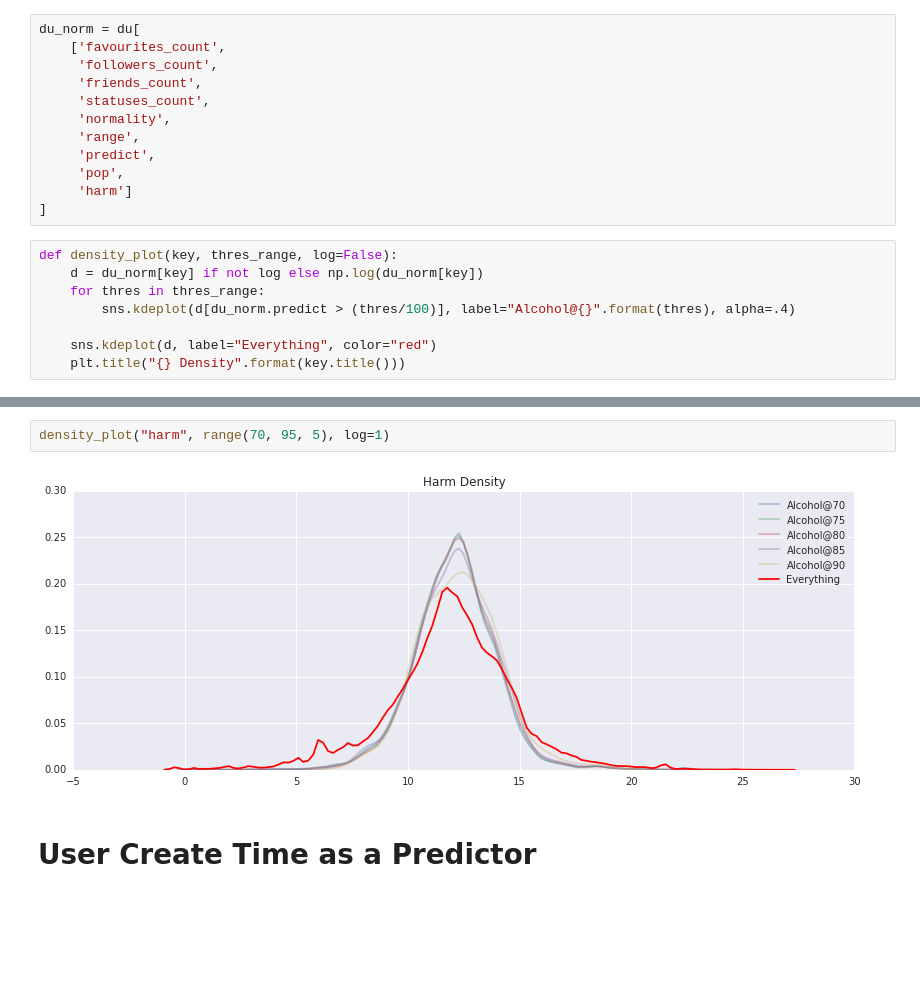
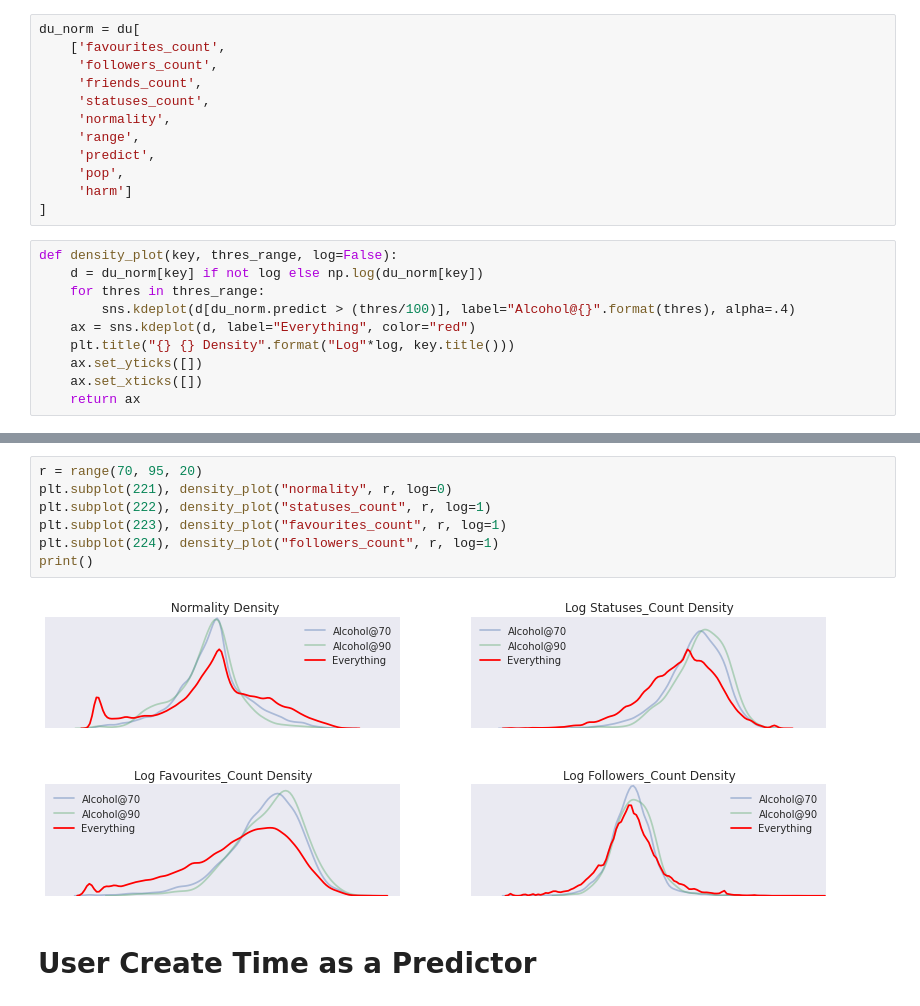
Before and after one commit to jxnl/nyu-twipsy, a Jupyter notebook: exploring-features.ipynb, the cells around one changed output, grey strips where cells are left out. Cells and saved outputs as stored; diff of their text form; blank space fills up the shorter version.

Commit message:
added more plots.

```diff
--- a/exploring-features.ipynb
+++ b/exploring-features.ipynb
@@ -178,6 +178,8 @@ def density_plot(key, thres_range, log=False):
     d = du_norm[key] if not log else np.log(du_norm[key])
     for thres in thres_range:
         sns.kdeplot(d[du_norm.predict > (thres/100)], label="Alcohol@{}".format(thres), alpha=.4)
-
-    sns.kdeplot(d, label="Everything", color="red")
-    plt.title("{} Density".format(key.title()))
+    ax = sns.kdeplot(d, label="Everything", color="red")
+    plt.title("{} {} Density".format("Log"*log, key.title()))
+    ax.set_yticks([])
+    ax.set_xticks([])
+    return ax
@@ -200,7 +186,12 @@ density_plot("favourites_count", range(70, 95, 5), log=1)
-# %%
-density_plot("harm", range(70, 95, 5), log=1)
-# %% [output]
-[figure, removed]
+# %%
+r = range(70, 95, 20)
+plt.subplot(221), density_plot("normality", r, log=0)
+plt.subplot(222), density_plot("statuses_count", r, log=1)
+plt.subplot(223), density_plot("favourites_count", r, log=1)
+plt.subplot(224), density_plot("followers_count", r, log=1)
+print()
+# %% [output]
+[figure, added]
 # %% [markdown]
 # User Create Time as a Predictor
 # %%
```
Also changed, not shown: parts of 14 cells of this notebook.
